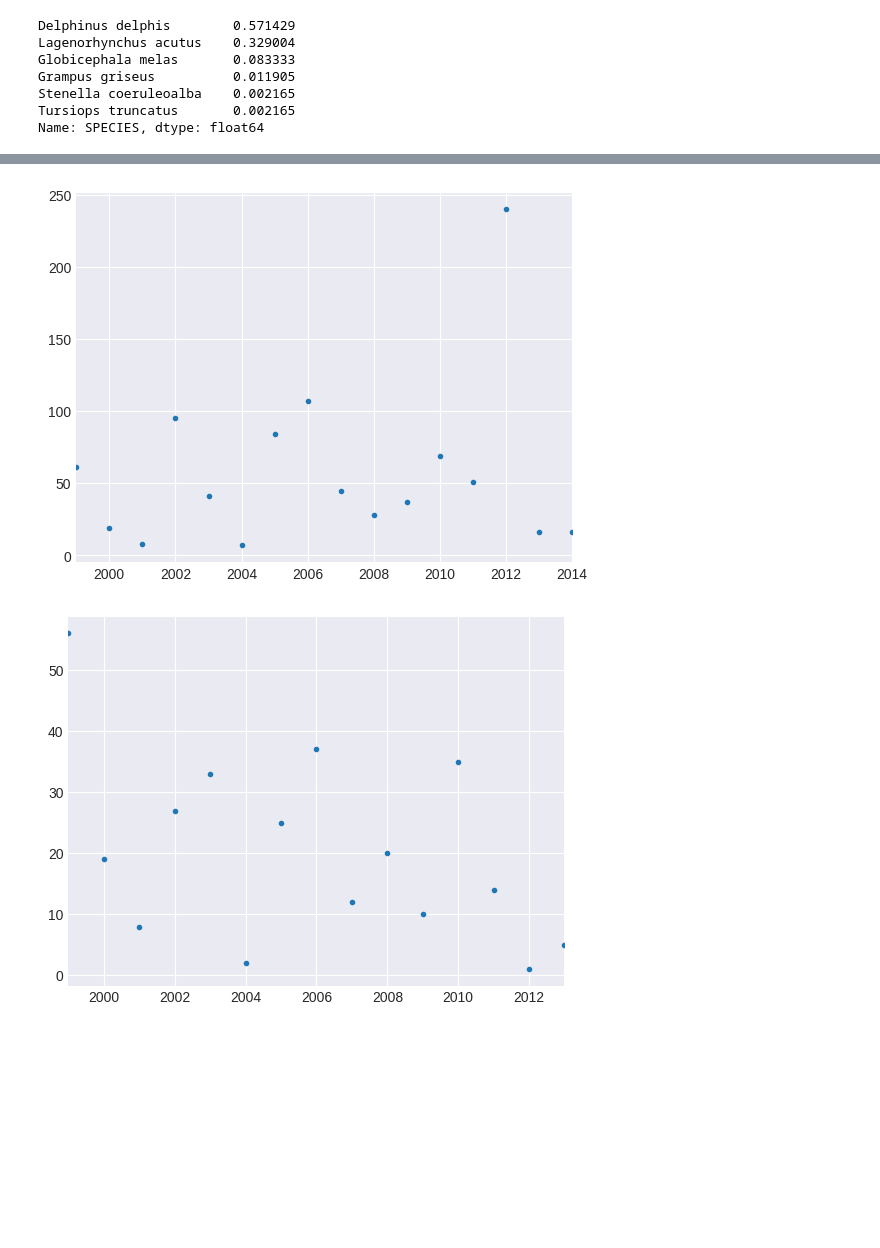
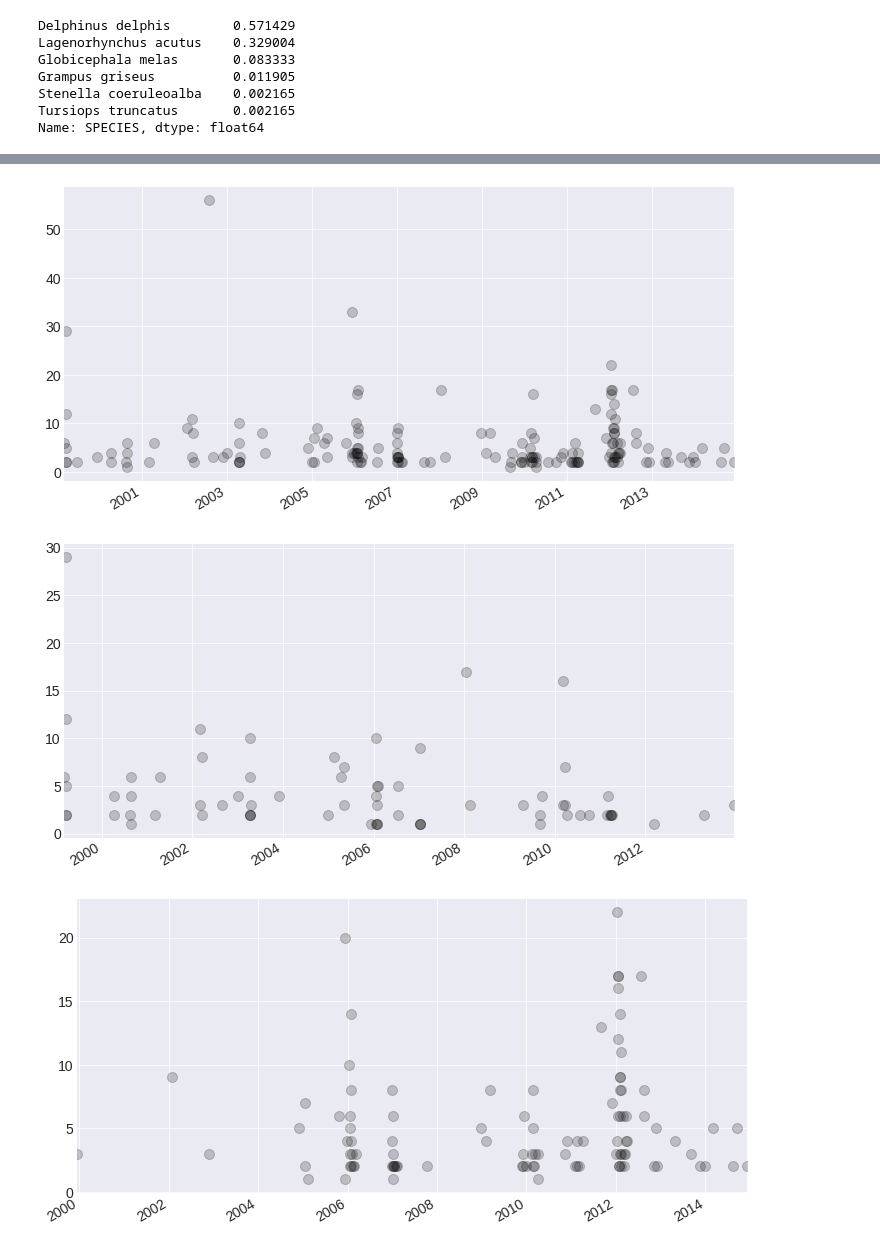
Before and after one commit to madHatter106/beaching, a Jupyter notebook: V2_1709/StrandingV2_2_ExploringData.ipynb, the cells around one changed output, grey strips where cells are left out. Drawn from its saved outputs; the diff is of its cells as text; code cells hidden in the pictures; blank space fills up the shorter version.

```diff
--- a/V2_1709/StrandingV2_2_ExploringData.ipynb
+++ b/V2_1709/StrandingV2_2_ExploringData.ipynb
@@ -53,4 +81,5 @@ Name: SPECIES, dtype: float64
 # %%
-df.REPORT_DATE.dt.year.value_counts().sort_index().plot(ls='', marker='.');
+df.REPORT_DATE.value_counts().sort_index().plot(ls='', marker='.', figsize=(12,6),
+                                                      alpha=0.2, color='k', markersize=20);
 # %% [output]
-[figure, old version]
+[figure, new version]
@@ -59,5 +86,5 @@ dfLageno = df.loc[df.SPECIES=='Lagenorhynchus acutus']
 # %%
-dfLageno.REPORT_DATE.dt.year.value_counts().sort_index().plot(ls='',
-                                                              marker='.');
+dfLageno.REPORT_DATE.value_counts().sort_index().plot(ls='', marker='.', figsize=(12,6),
+                                                      alpha=0.2, color='k', markersize=20);
 # %% [output]
-[figure, old version]
+[figure, new version]
@@ -65,0 +91,5 @@ dfLageno.to_pickle(os.path.join(dataDirMain, 'dfLagenoStrand.pkl'))
+# %%
+dfDdelphis.REPORT_DATE.value_counts().sort_index().plot(ls='', marker='.', figsize=(12,6),
+                                                      alpha=0.2, color='k', markersize=20);
+# %% [output]
+[figure, added]
```
Also changed, not shown: parts of 5 cells of this notebook, 2 other files.
